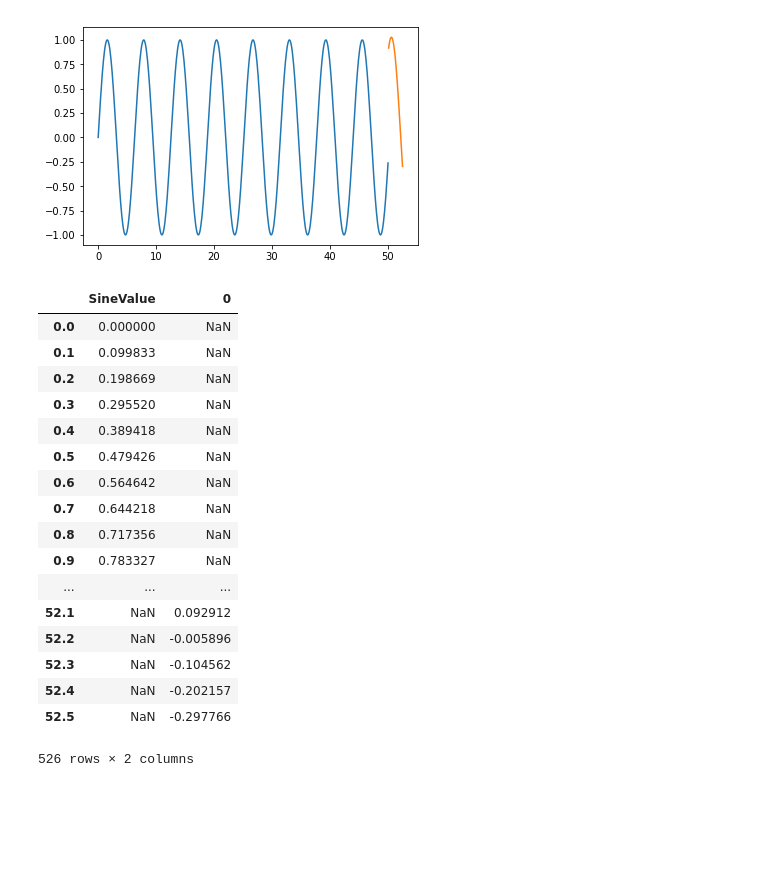
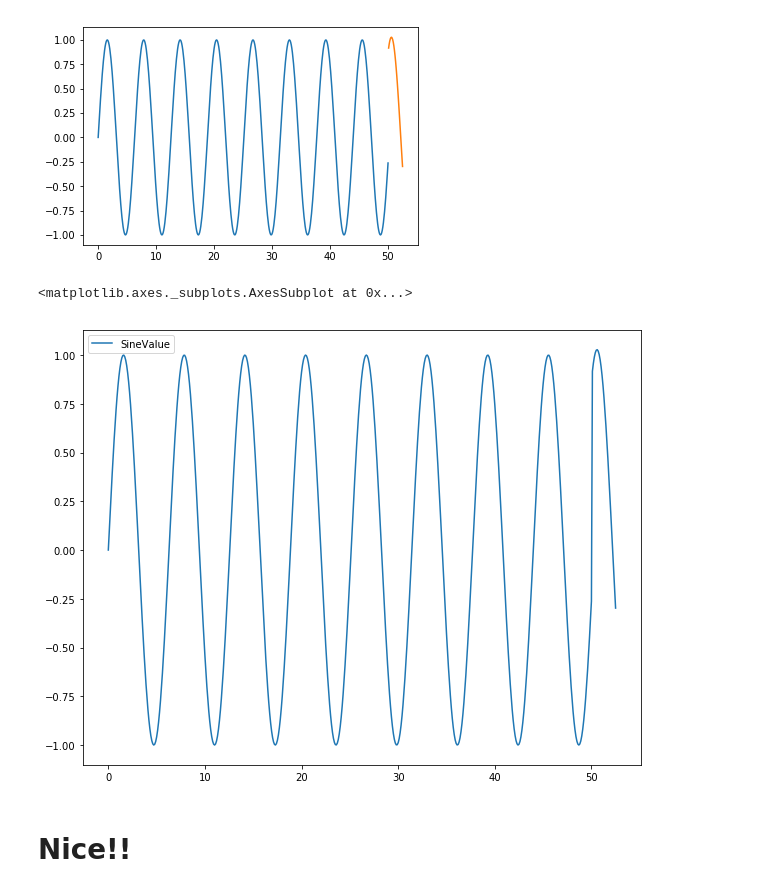
Before and after one commit to beingsantosh/Deep-Learning, a Jupyter notebook: Sine Wave forecasting ( RNN Tensorflow).ipynb, the cells around one changed output. Cells and saved outputs as stored; diff of their text form; code cells hidden in the pictures; blank space fills up the shorter version.

```diff
--- a/Sine Wave forecasting ( RNN Tensorflow).ipynb
+++ b/Sine Wave forecasting ( RNN Tensorflow).ipynb
@@ -393,25 +393,13 @@ plt.plot(forecasting_index,forecasting)
 # %%
 # another way is via concatenation of dataframe
 # %%
-df_forcast = pd.DataFrame(data=forecasting, index= forecasting_index, columns= [''])
+df_forcast = pd.DataFrame(data=forecasting, index= forecasting_index, columns= ['SineValue'])
 # %%
-pd.concat([df, df_forcast], axis = 0)
+pd.concat([df, df_forcast], axis = 0).plot(figsize=(10,8))
+
+# last portion in graph is forcasted
 # %% [output]
-|  | SineValue | 0 |
-| 0.0 | 0.000000 | NaN |
-| 0.1 | 0.099833 | NaN |
-| 0.2 | 0.198669 | NaN |
-| 0.3 | 0.295520 | NaN |
-| 0.4 | 0.389418 | NaN |
-| 0.5 | 0.479426 | NaN |
-| 0.6 | 0.564642 | NaN |
-| 0.7 | 0.644218 | NaN |
-| 0.8 | 0.717356 | NaN |
-| 0.9 | 0.783327 | NaN |
-| ... | ... | ... |
-| 52.1 | NaN | 0.092912 |
-| 52.2 | NaN | -0.005896 |
-| 52.3 | NaN | -0.104562 |
-| 52.4 | NaN | -0.202157 |
-| 52.5 | NaN | -0.297766 |
-526 rows × 2 columns
+<matplotlib.axes._subplots.AxesSubplot at 0x...>
+[figure, added]
+# %% [markdown]
+# Nice!!
```
